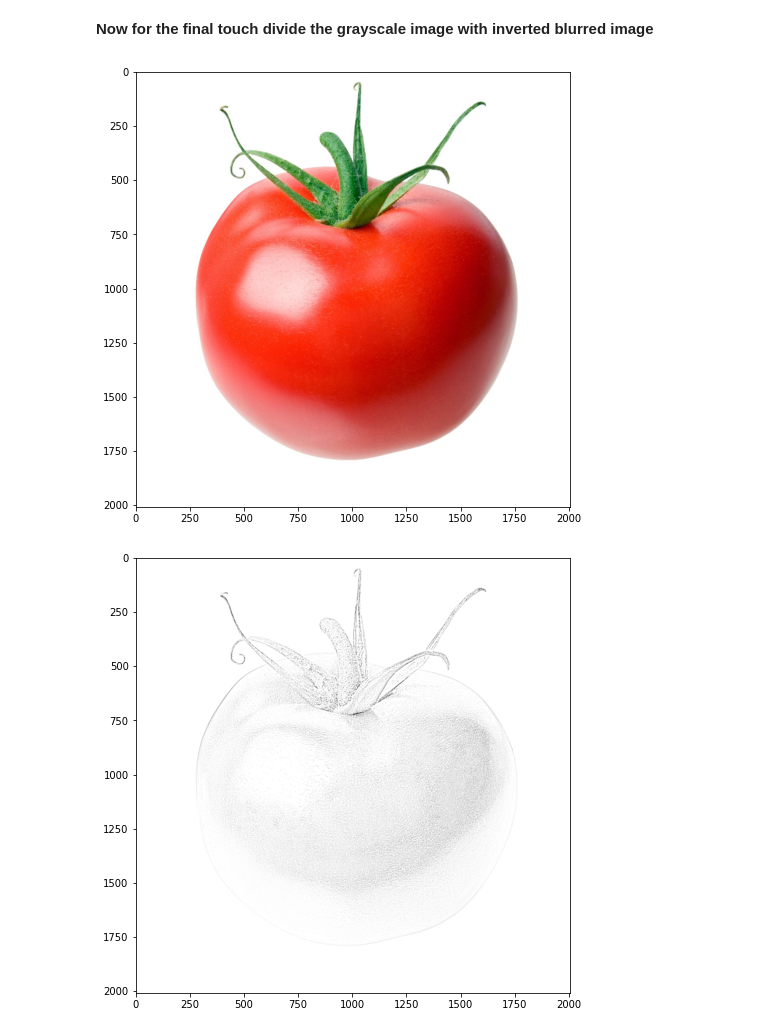
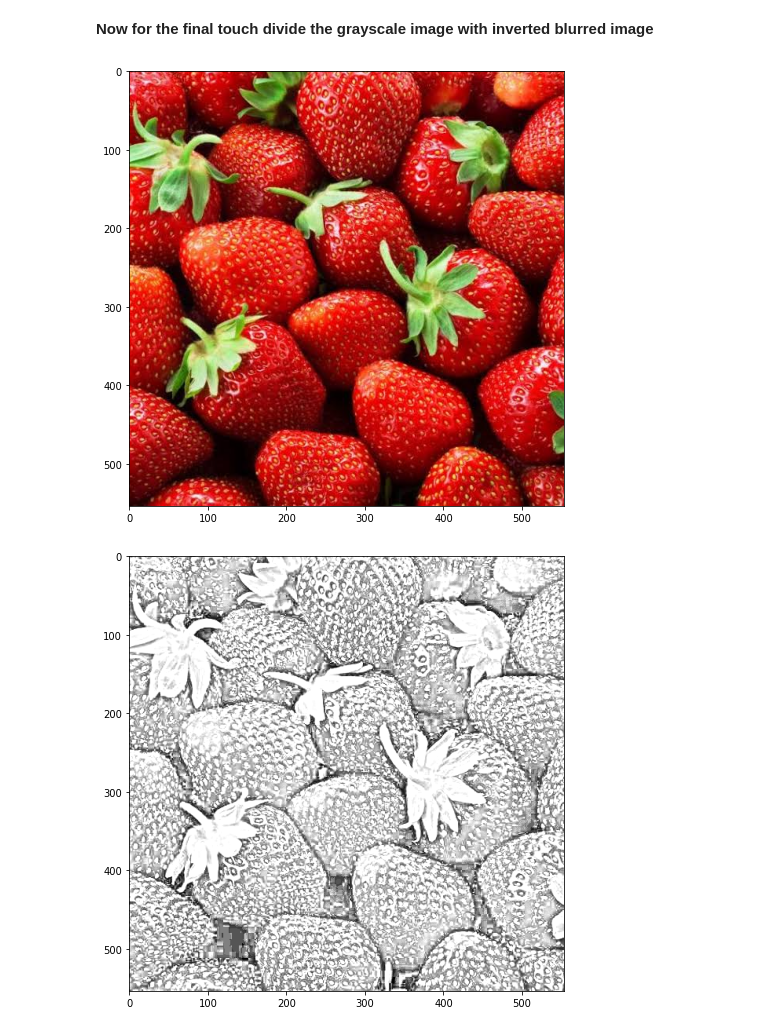
Before and after one commit to am-sudhi/LGMVIP-Web, a Jupyter notebook: TASK2.ipynb, the cells around one changed output. Cells and saved outputs as stored; diff of their text form; code cells hidden in the pictures.

```diff
--- a/TASK2.ipynb
+++ b/TASK2.ipynb
@@ -22,7 +22,7 @@ from matplotlib import pyplot as plt
 # %% [markdown]
 **Read the image**
 # %%
-image = cv2.imread("TOMATO.jpg")
+image = cv2.imread("strawberry.jpg")
 plt.figure(figsize=(8,8))
 plt.imshow(image)
 plt.show()
@@ -31,6 +31,6 @@ plt.show()
 # %%
-tom_img = cv2.cvtColor(image, cv2.COLOR_BGR2RGB)
+sb_img = cv2.cvtColor(image, cv2.COLOR_BGR2RGB)
 plt.figure(figsize=(8,8))
-plt.imshow(tom_img)
+plt.imshow(sb_img)
 plt.show()
 # %% [output]
@@ -38,7 +38,7 @@ plt.show()
 # %% [markdown]
 **Converting the rgb image in to a gray scale image**
 # %%
-gray_img = cv2.cvtColor(tom_img, cv2.COLOR_BGR2GRAY)
+gray_img = cv2.cvtColor(sb_img, cv2.COLOR_BGR2GRAY)
 plt.figure(figsize=(8,8))
 plt.imshow(gray_img,cmap='gray')
 plt.show()
@@ -76,10 +76,10 @@ plt.show()
 # %%
 sketch = cv2.divide(gray_img, invertblurimg, scale=256.0)
 plt.figure(figsize=(8,8))
-plt.imshow(tom_img)
+plt.imshow(sb_img)
 plt.figure(figsize=(8,8))
 plt.imshow(sketch,cmap='gray')
 plt.show()
 # %% [output]
-[figure, old version]
+[figure, new version]
-[figure, old version]
+[figure, new version]
```
Also changed, not shown: parts of 6 cells of this notebook.
